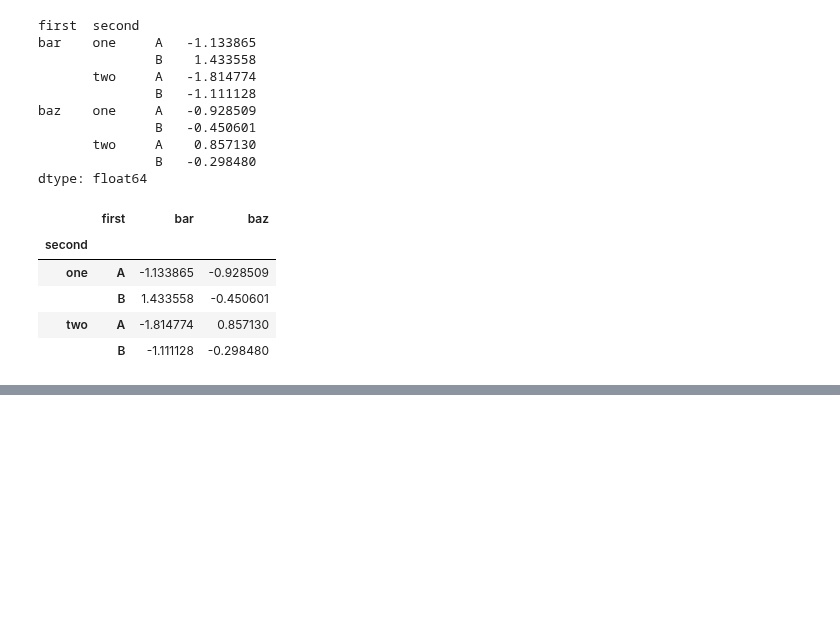
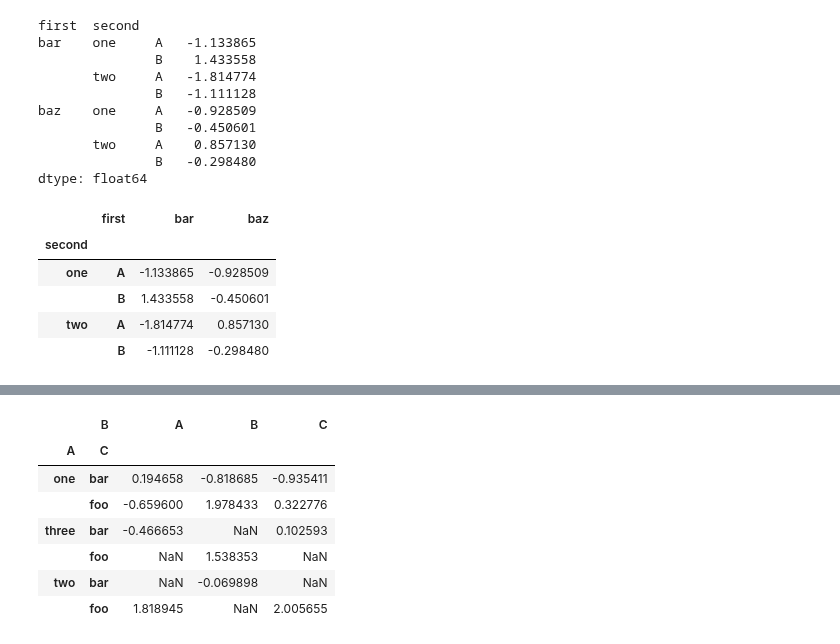
Before and after one commit to TaMaN2031A/data-yard, a Jupyter notebook: Roots of Knowledge/pandas documentation/User Guide/10 minutes to pandas.ipynb, the cells around one changed output, grey strips where cells are left out. Cells and saved outputs as stored; diff of their text form; code cells hidden in the pictures; blank space fills up the shorter version.

```diff
--- a/Roots of Knowledge/pandas documentation/User Guide/10 minutes to pandas.ipynb
+++ b/Roots of Knowledge/pandas documentation/User Guide/10 minutes to pandas.ipynb
@@ -833,0 +872,11 @@ stacked.unstack(0)
+# %%
+pd.pivot_table(df, values="D", index=["A", "C"], columns=["B"])
+# %% [output]
+|  | B | A | B | C |
+| A | C |  |  |  |
+| one | bar | 0.194658 | -0.818685 | -0.935411 |
+|  | foo | -0.659600 | 1.978433 | 0.322776 |
+| three | bar | -0.466653 | NaN | 0.102593 |
+|  | foo | NaN | 1.538353 | NaN |
+| two | bar | NaN | -0.069898 | NaN |
+|  | foo | 1.818945 | NaN | 2.005655 |
```
Also changed, not shown: parts of 26 cells of this notebook.
